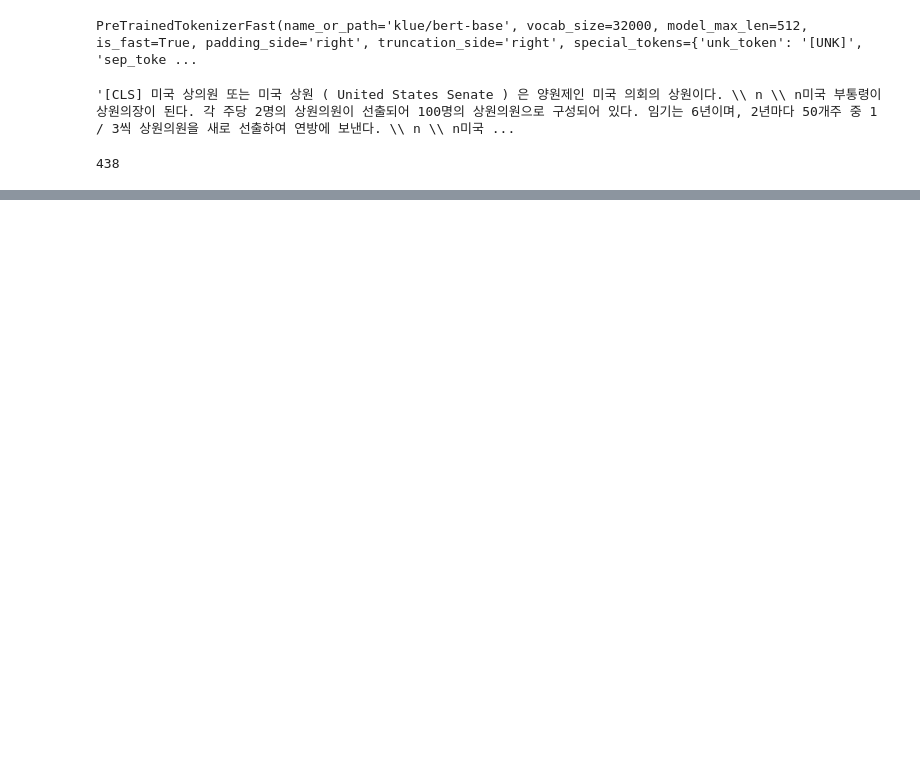
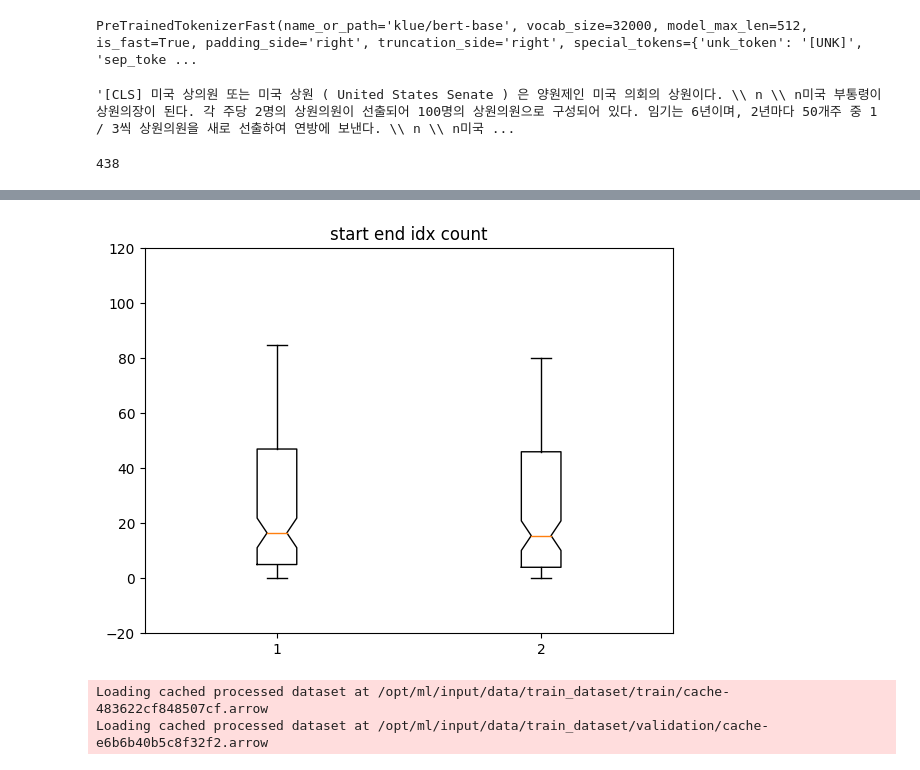
Before and after one commit to boostcampaitech4lv23nlp1/level2_mrc_nlp-level2-nlp-07, a Jupyter notebook: code/notebook/max_seq_len_search.ipynb, the cells around one changed output, grey strips where cells are left out. Drawn from its saved outputs; the diff is of its cells as text; code cells hidden in the pictures; blank space fills up the shorter version.

```diff
--- a/code/notebook/max_seq_len_search.ipynb
+++ b/code/notebook/max_seq_len_search.ipynb
@@ -94,0 +230,10 @@ val_max
+# %%
+fig = plt.figure(figsize=(15,5))
+ax1 = fig.add_subplot(121)
+ax1.boxplot([start_count,end_count],notch=True,whis=2.5)
+ax1.set_ylim(-20.0, 120.0)
+ax1.set_xticks([1,2])
+ax1.set_title('start end idx count')
+plt.show()
+# %% [output]
+[figure, added]
@@ -94,0 +327,10 @@ val_max
+# %%
+train_dataset = train_dataset.map(
+            prepare_train_features,
+            batched=True,
+            remove_columns=column_names,
+            load_from_cache_file=not False,
+        )
+# %% [output]
+Loading cached processed dataset at /opt/ml/input/data/train_dataset/train/cache-483622cf848507cf.arrow
+Loading cached processed dataset at /opt/ml/input/data/train_dataset/validation/cache-e6b6b40b5c8f32f2.arrow
```
Also changed, not shown: parts of 46 cells of this notebook.
